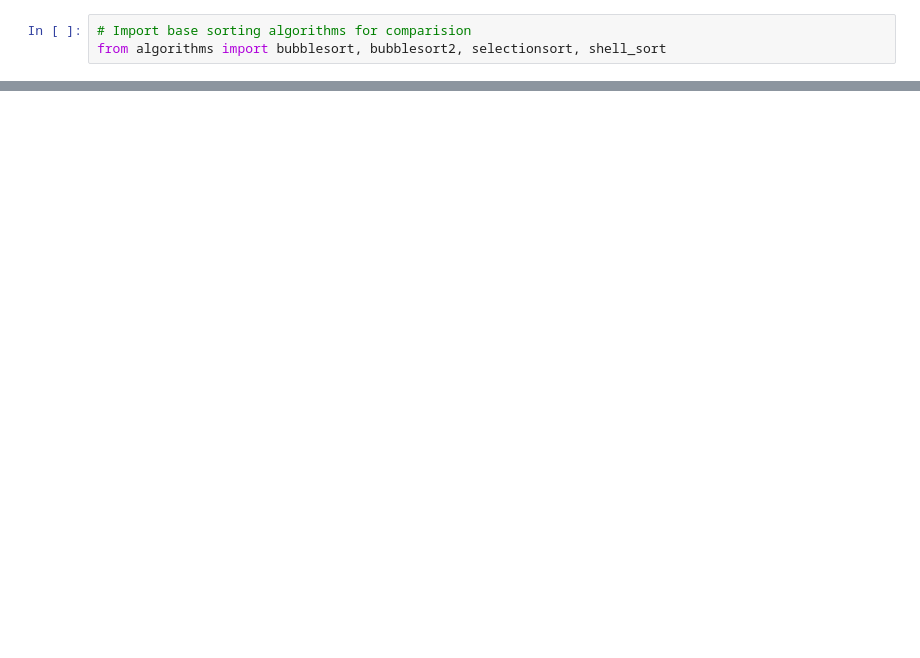
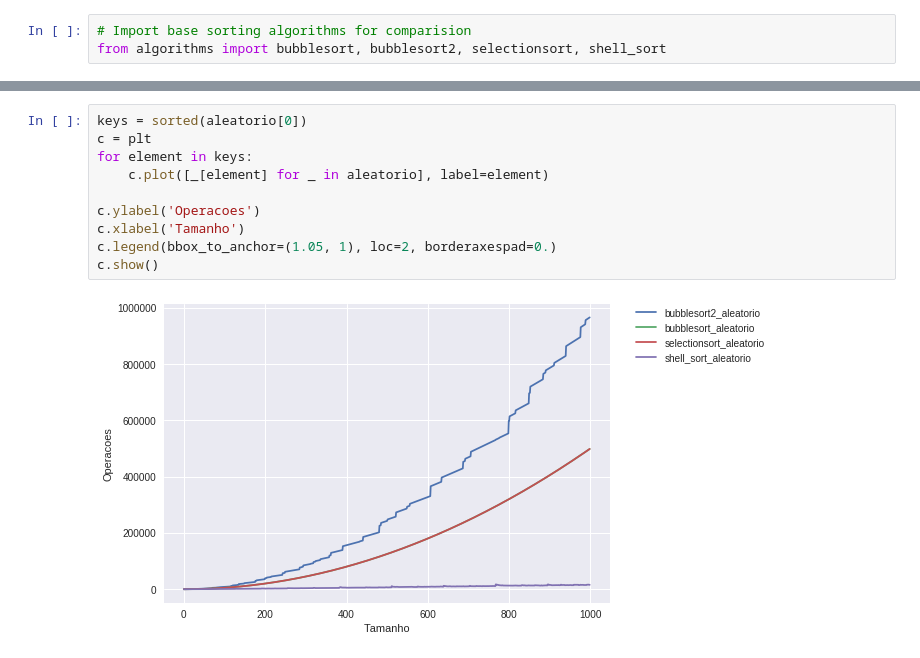
Before and after one commit to luanfsf/estd_shell_sort, a Jupyter notebook: ShellSort.ipynb, the cells around one changed output, grey strips where cells are left out. Cells and saved outputs as stored; diff of their text form; blank space fills up the shorter version.

```diff
--- a/ShellSort.ipynb
+++ b/ShellSort.ipynb
@@ -100,0 +145,12 @@ from algorithms import bubblesort, bubblesort2, selectionsort, shell_sort
+# %%
+keys = sorted(aleatorio[0])
+c = plt
+for element in keys:
+    c.plot([_[element] for _ in aleatorio], label=element)
+
+c.ylabel('Operacoes')
+c.xlabel('Tamanho')
+c.legend(bbox_to_anchor=(1.05, 1), loc=2, borderaxespad=0.)
+c.show()
+# %% [output]
+[figure, added]
```
Also changed, not shown: parts of 5 cells of this notebook.
